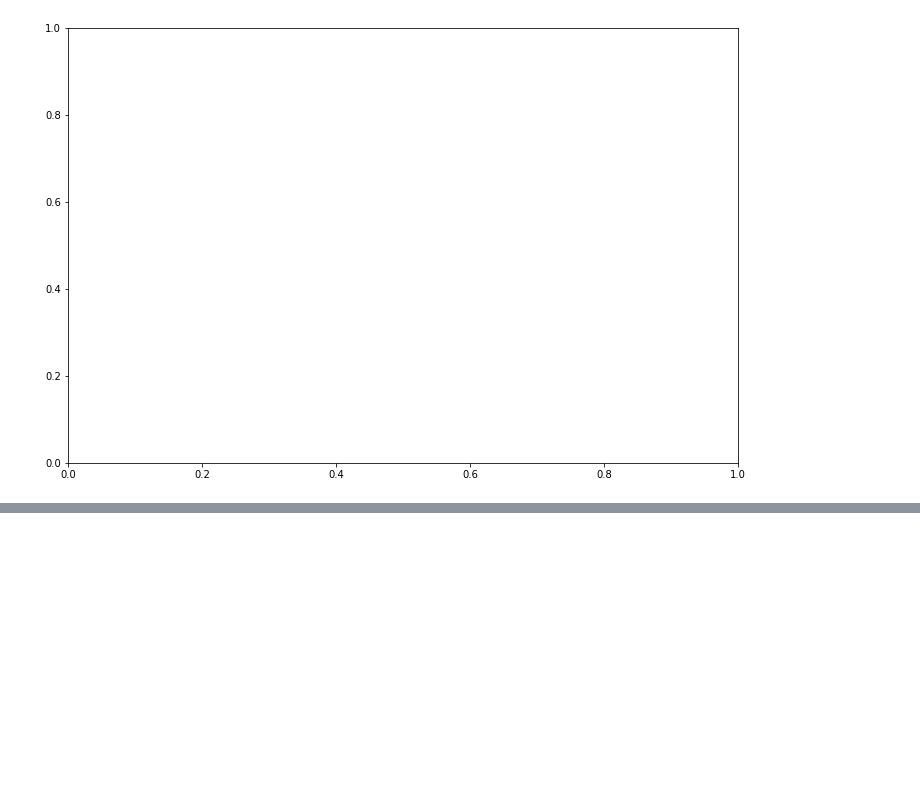
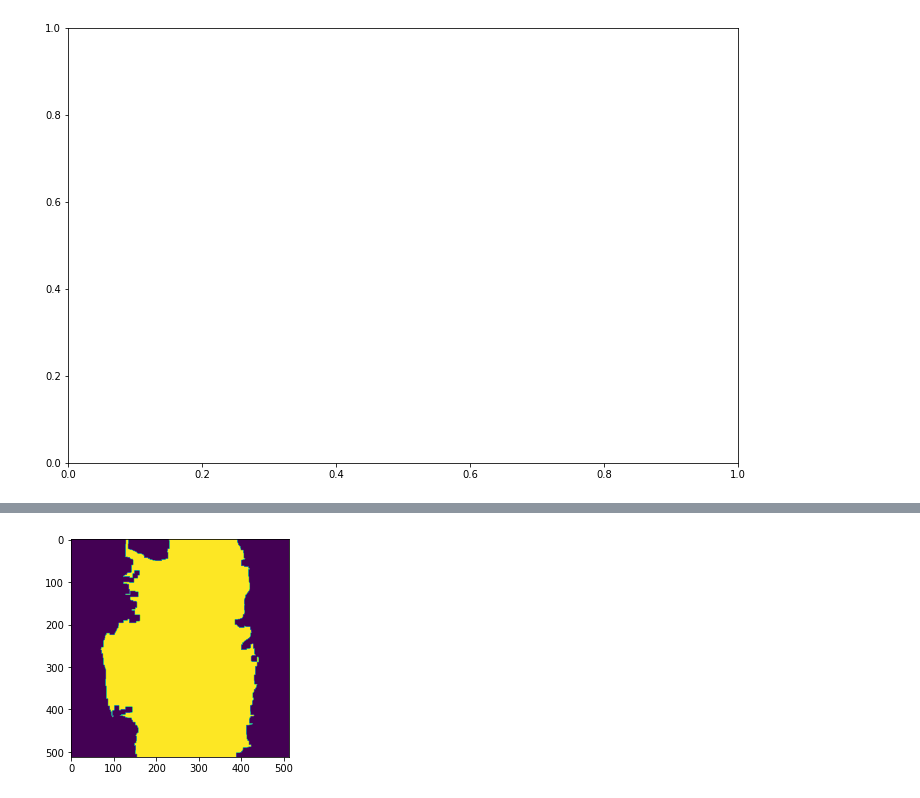
Before and after one commit to Priyansh-Kedia/Cancer-Augmentation, a Jupyter notebook: segment_ycc_jupyter.ipynb, the cells around one changed output, grey strips where cells are left out. Cells and saved outputs as stored; diff of their text form; code cells hidden in the pictures; blank space fills up the shorter version.

Commit message:
added pynb code for masks

```diff
--- a/segment_ycc_jupyter.ipynb
+++ b/segment_ycc_jupyter.ipynb
@@ -130,0 +153,14 @@ rate of fullness : %  0.0
+# %%
+# Further processing
+
+contours, _ = cv.findContours(eroded_th, cv.RETR_EXTERNAL, cv.CHAIN_APPROX_NONE)[-2:]
+contours = sorted(contours, key=cv.contourArea, reverse=True)
+contour = contours[0]
+
+mask_img = np.zeros(eroded_th.shape, dtype = np.uint8)
+cv.drawContours(mask_img, contours, 0, 255, -1)
+
+plt.imshow(mask_img)
+plt.show()
+# %% [output]
+[figure, added]
```
Also changed, not shown: parts of 11 cells of this notebook.
